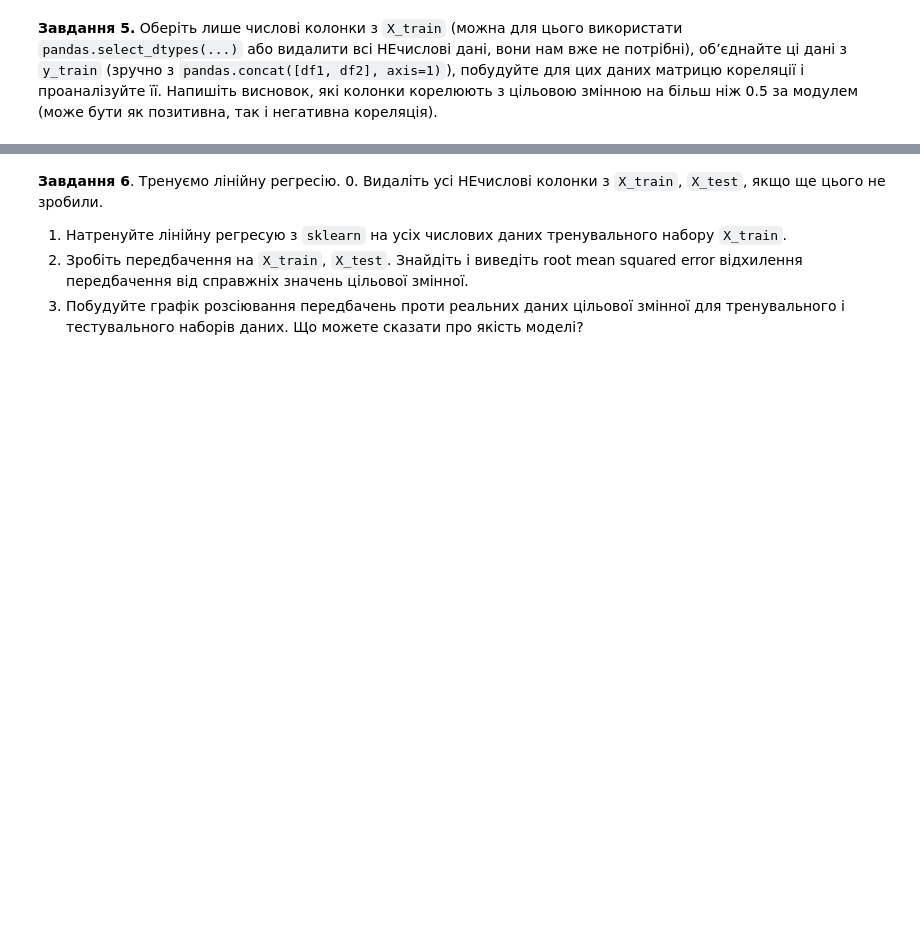
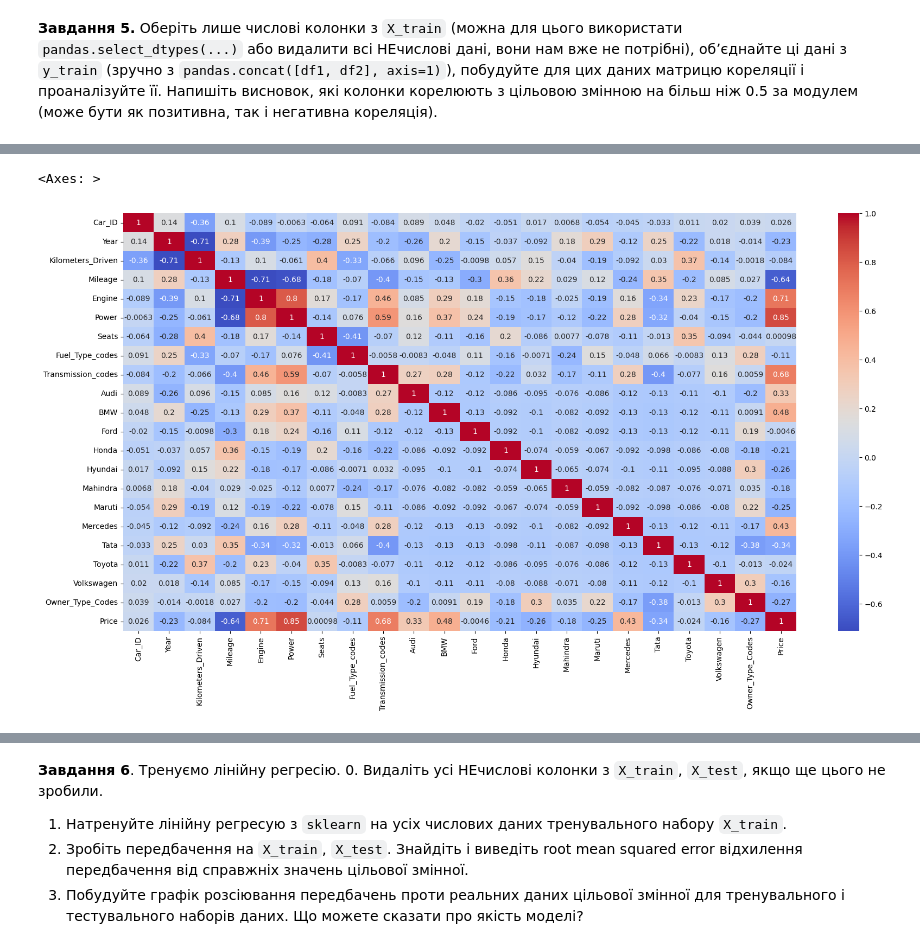
Before and after one commit to AlisaLeibova/ML-study, a Jupyter notebook: Copy_of_HW_2_1_Лінійна_регресія_від_багатьох_змінних.ipynb, the cells around one changed output, grey strips where cells are left out. Cells and saved outputs as stored; diff of their text form; code cells hidden in the pictures; blank space fills up the shorter version.

```diff
--- a/Copy_of_HW_2_1_Лінійна_регресія_від_багатьох_змінних.ipynb
+++ b/Copy_of_HW_2_1_Лінійна_регресія_від_багатьох_змінних.ipynb
@@ -30,3 +36,6 @@
 # Знайомство з даними
 # %% [markdown]
 **Завдання 1.** Завантажте набір даних `cars.csv` в pandas.DataFrame. Виведіть перші 5 записів.
+# %%
+cars_df = pd.read_csv('cars.csv')
+cars_df.head(20)
@@ -61,6 +113,9 @@
 Надалі ми всюди тренуємо методи для кодування, масштабування та саму модель тільки на тренувальних даних X_train (та y_train для моделі), а на тестувальних лише використовуємо вже навчені методи для кодування, масштабування і модель викликаючи в них `transform()` (для методів обробки даних) або `predict()` (для моделі).
 
 І так само треба робити завжди.
+# %%
+from sklearn.model_selection import train_test_split
+X_train, X_test, y_train, y_test = train_test_split(cars_df.drop(columns=['Price']), cars_df['Price'], test_size=0.2, random_state=12)
 # %% [markdown]
 **Завдання 4**. Кодуємо категоріальні колонки.
 
@@ -73,0 +148,17 @@
+# %%
+# 2. Закодуйте колонку Brand з використанням sklearn.preprocessing.OneHotEncoder
+counts_dict = cars_df['Brand'].value_counts().to_dict()
+print(counts_dict)
+
+from sklearn import preprocessing
+from sklearn.preprocessing import OneHotEncoder
+
+onehot_columns = ['Brand']
+onehot = OneHotEncoder()
+onehot.fit(X_train[onehot_columns])
+
+one_hot = onehot.transform(X_train[onehot_columns]).toarray()
+X_train[onehot.categories_[0]] = one_hot
+
+one_hot = onehot.transform(X_test[onehot_columns]).toarray()
+X_test[onehot.categories_[0]] = one_hot
@@ -100,3 +193,6 @@ display(X_train.head()), display(X_test.head())
 (None, None)
 # %% [markdown]
 **Завдання 5.** Оберіть лише числові колонки з `X_train` (можна для цього використати `pandas.select_dtypes(...)` або видалити всі НЕчислові дані, вони нам вже не потрібні), обʼєднайте ці дані з `y_train` (зручно з `pandas.concat([df1, df2], axis=1)`), побудуйте для цих даних матрицю кореляції і проаналізуйте її. Напишіть висновок, які колонки корелюють з цільовою змінною на більш ніж 0.5 за модулем (може бути як позитивна, так і негативна кореляція).
+# %%
+df_cars_new = pd.concat([X_train.select_dtypes('number'), y_train], axis=1)
+df_cars_new
@@ -102,0 +213,6 @@ display(X_train.head()), display(X_test.head())
+# %%
+plt.figure(figsize=(20,10))
+sns.heatmap(df_cars_new.corr(),annot = True,cmap="coolwarm")
+# %% [output]
+<Axes: >
+[figure, added]
```
Also changed, not shown: parts of 15 cells of this notebook.
